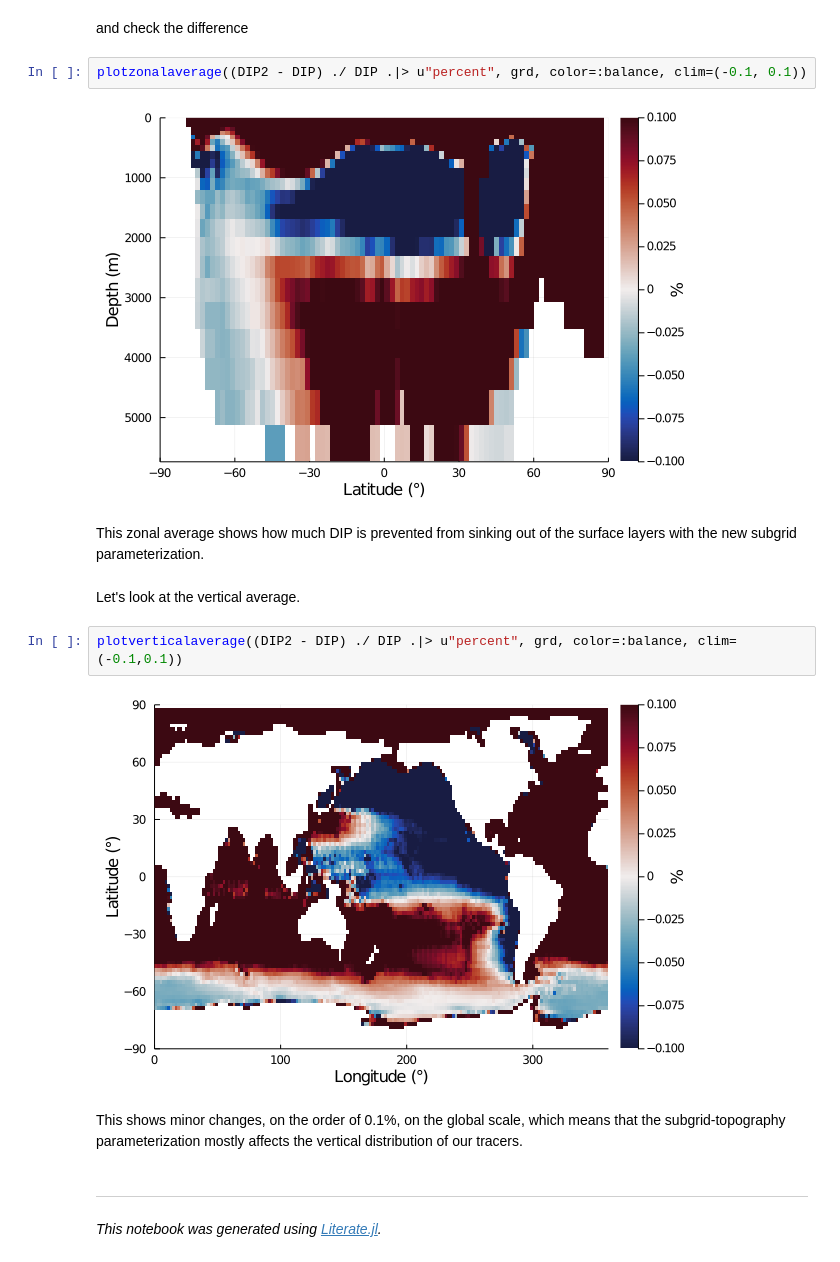
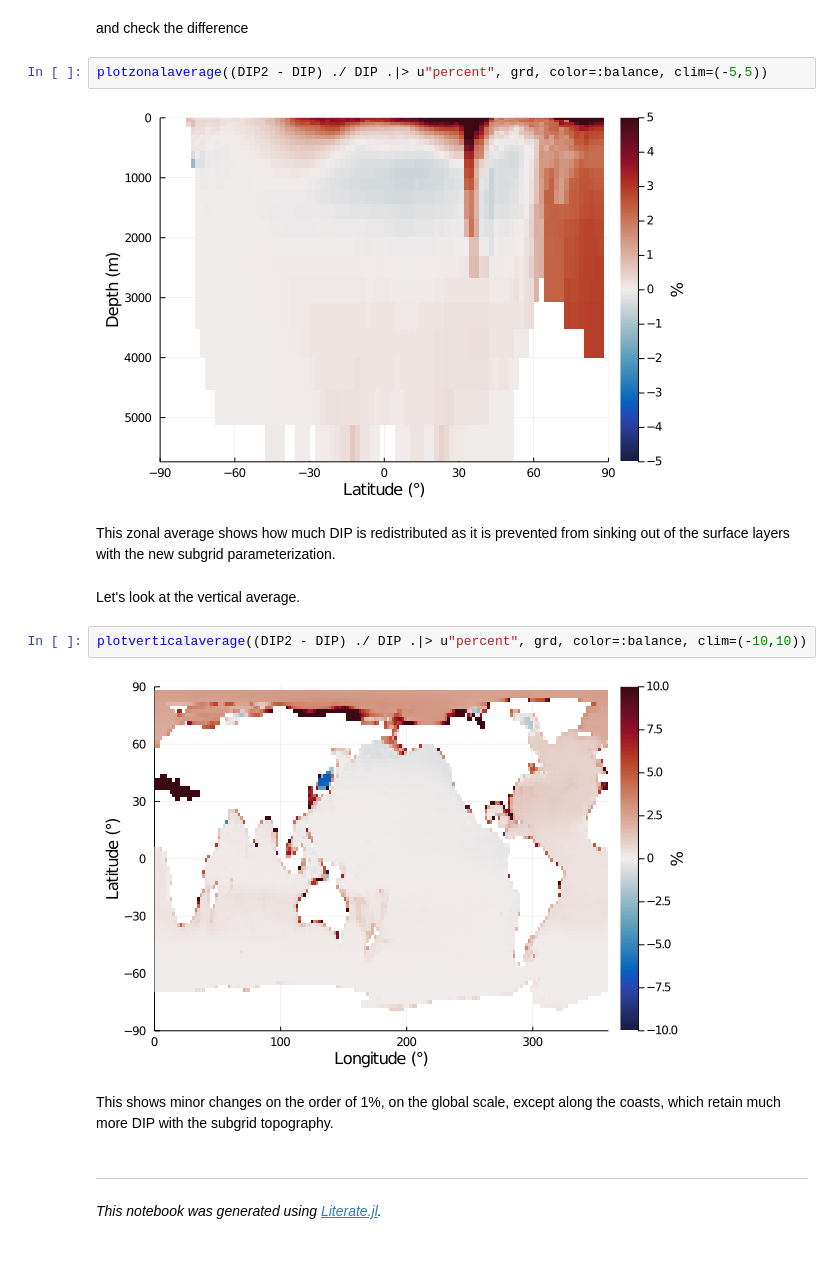
Before and after one commit to JuliaOcean/AIBECS.jl, a Jupyter notebook: dev/notebooks/3_Pmodel.ipynb, the cells around one changed output. Cells and saved outputs as stored; diff of their text form.

```diff
--- a/dev/notebooks/3_Pmodel.ipynb
+++ b/dev/notebooks/3_Pmodel.ipynb
@@ -272,20 +272,20 @@ DIP2, POP2 = state_to_tracers(sol2, grd) # unpack tracers
 # %% [markdown]
 and check the difference
 # %%
-plotzonalaverage((DIP2 - DIP) ./ DIP .|> u"percent", grd, color=:balance, clim=(-0.1, 0.1))
+plotzonalaverage((DIP2 - DIP) ./ DIP .|> u"percent", grd, color=:balance, clim=(-5,5))
 # %% [output]
-[figure, old version]
+[figure, new version]
 # %% [markdown]
-This zonal average shows how much DIP is prevented from sinking out of the surface layers with the new subgrid parameterization.
+This zonal average shows how much DIP is redistributed as it is prevented from sinking out of the surface layers with the new subgrid parameterization.
 # %% [markdown]
 Let's look at the vertical average.
 # %%
-plotverticalaverage((DIP2 - DIP) ./ DIP .|> u"percent", grd, color=:balance, clim=(-0.1,0.1))
+plotverticalaverage((DIP2 - DIP) ./ DIP .|> u"percent", grd, color=:balance, clim=(-10,10))
 # %% [output]
-[figure, old version]
+[figure, new version]
 # %% [markdown]
-This shows minor changes, on the order of 0.1%, on the global scale,
-which means that the subgrid-topography parameterization mostly affects the vertical distribution of our tracers.
+This shows minor changes on the order of 1%, on the global scale,
+except along the coasts, which retain much more DIP with the subgrid topography.
 # %% [markdown]
 ---
 
```
Also changed, not shown: 23 other files.
